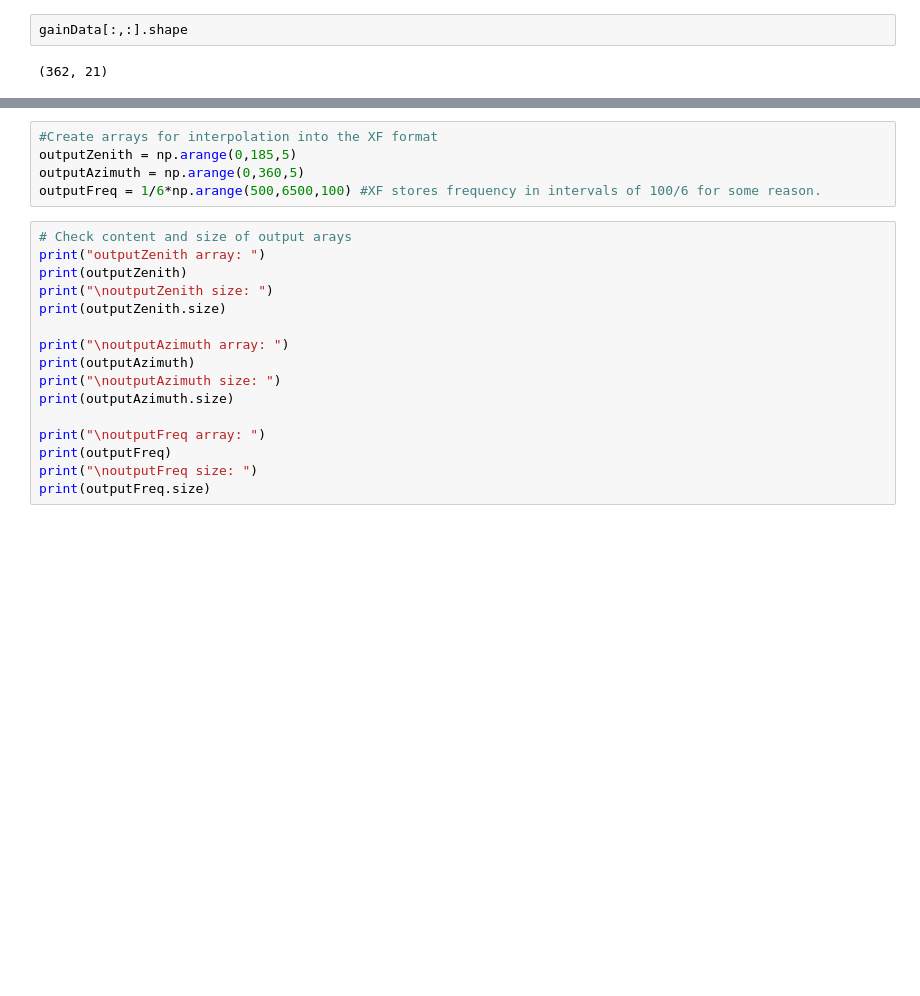
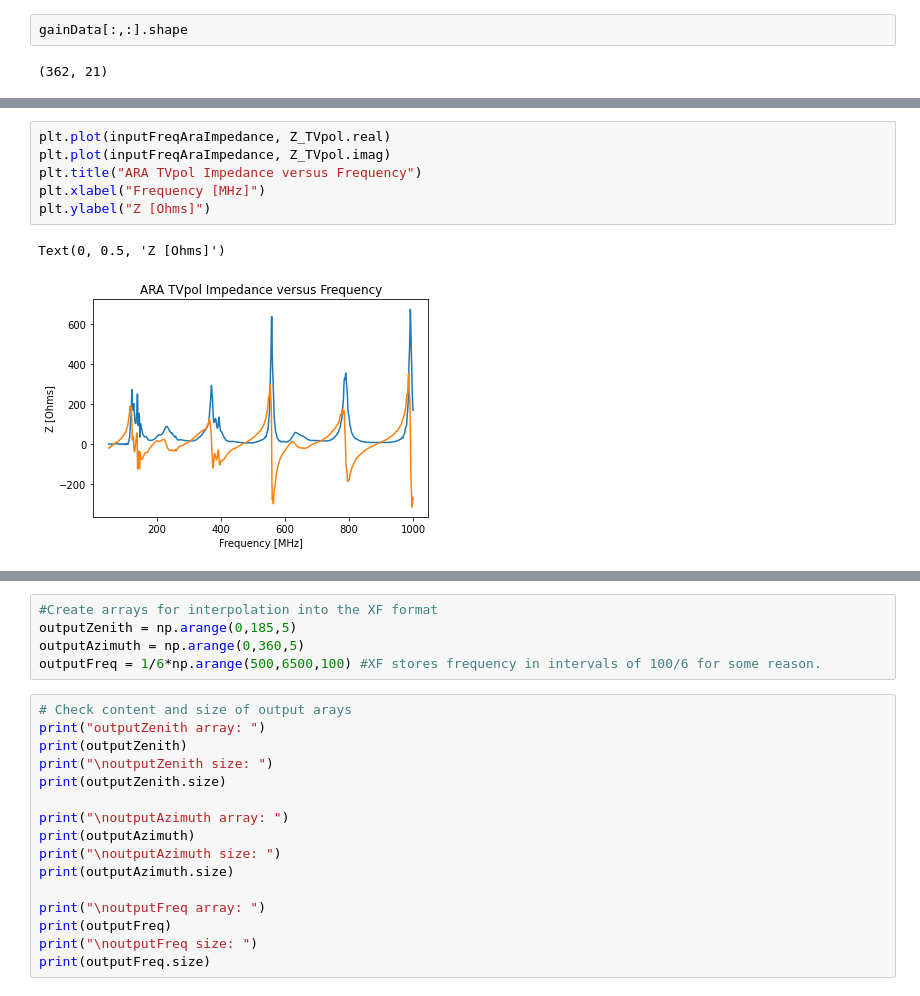
Before and after one commit to FlahertyJustinC/thesisWork, a Jupyter notebook: pvaGainAndPhase/pvaDataTransform.ipynb, the cells around one changed output, grey strips where cells are left out. Saved outputs shown, nothing was run; the diff lists cells and outputs as text; blank space fills up the shorter version.

```diff
--- a/pvaGainAndPhase/pvaDataTransform.ipynb
+++ b/pvaGainAndPhase/pvaDataTransform.ipynb
@@ -72,0 +104,9 @@ gainData[:,:].shape
+# %%
+plt.plot(inputFreqAraImpedance, Z_TVpol.real)
+plt.plot(inputFreqAraImpedance, Z_TVpol.imag)
+plt.title("ARA TVpol Impedance versus Frequency")
+plt.xlabel("Frequency [MHz]")
+plt.ylabel("Z [Ohms]")
+# %% [output]
+Text(0, 0.5, 'Z [Ohms]')
+[figure, added]
```
Also changed, not shown: parts of 14 cells of this notebook.
